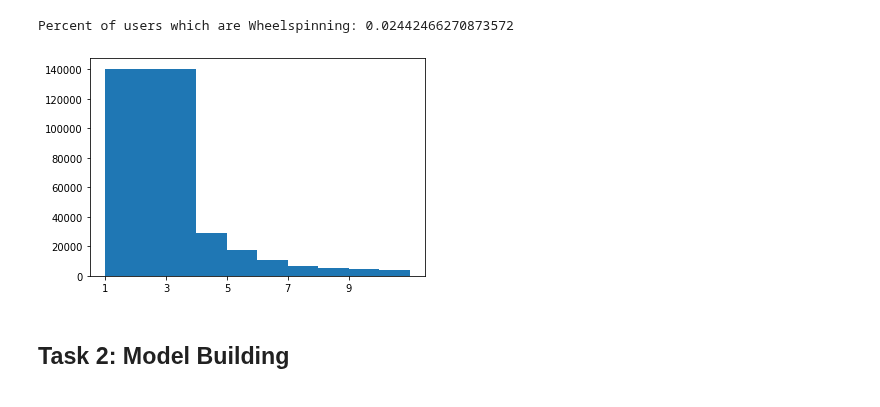
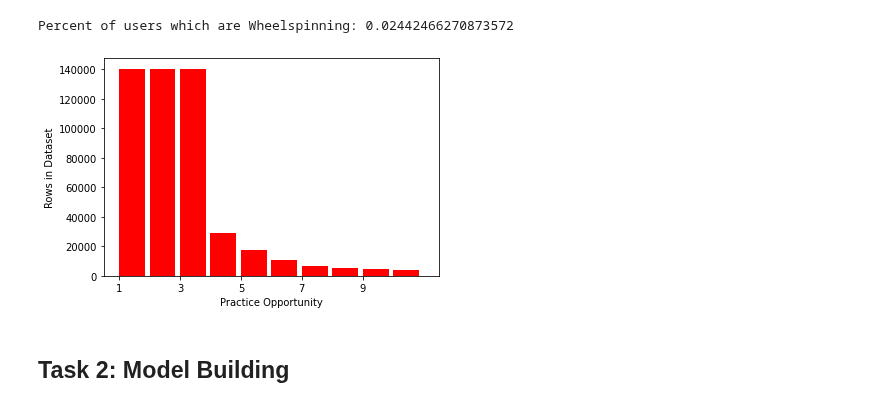
Before and after one commit to odudler/mlbd2023, a Jupyter notebook: m4_calcularis_report.ipynb, the cells around one changed output. Saved outputs shown, nothing was run; the diff lists cells and outputs as text; code cells hidden in the pictures.

```diff
--- a/m4_calcularis_report.ipynb
+++ b/m4_calcularis_report.ipynb
@@ -554,11 +556,13 @@ print(f"Percent of users which are Wheelspinning: {res}")
 # %% [output]
 Percent of users which are Wheelspinning: 0.02442466270873572
 # %%
-plt.hist(no_indeterminate_df.po, bins=10, range=(1,11))
+plt.hist(no_indeterminate_df.po, bins=10, range=(1,11), color='r', width=0.85)
 plt.xticks(np.arange(1,10,2))
+plt.xlabel("Practice Opportunity")
+plt.ylabel("Rows in Dataset")
 plt.show()
 # %% [output]
-[figure, old version]
+[figure, new version]
 # %% [markdown]
 ## Task 2: Model Building
 # %% [markdown]
```
Also changed, not shown: parts of 15 cells of this notebook.
